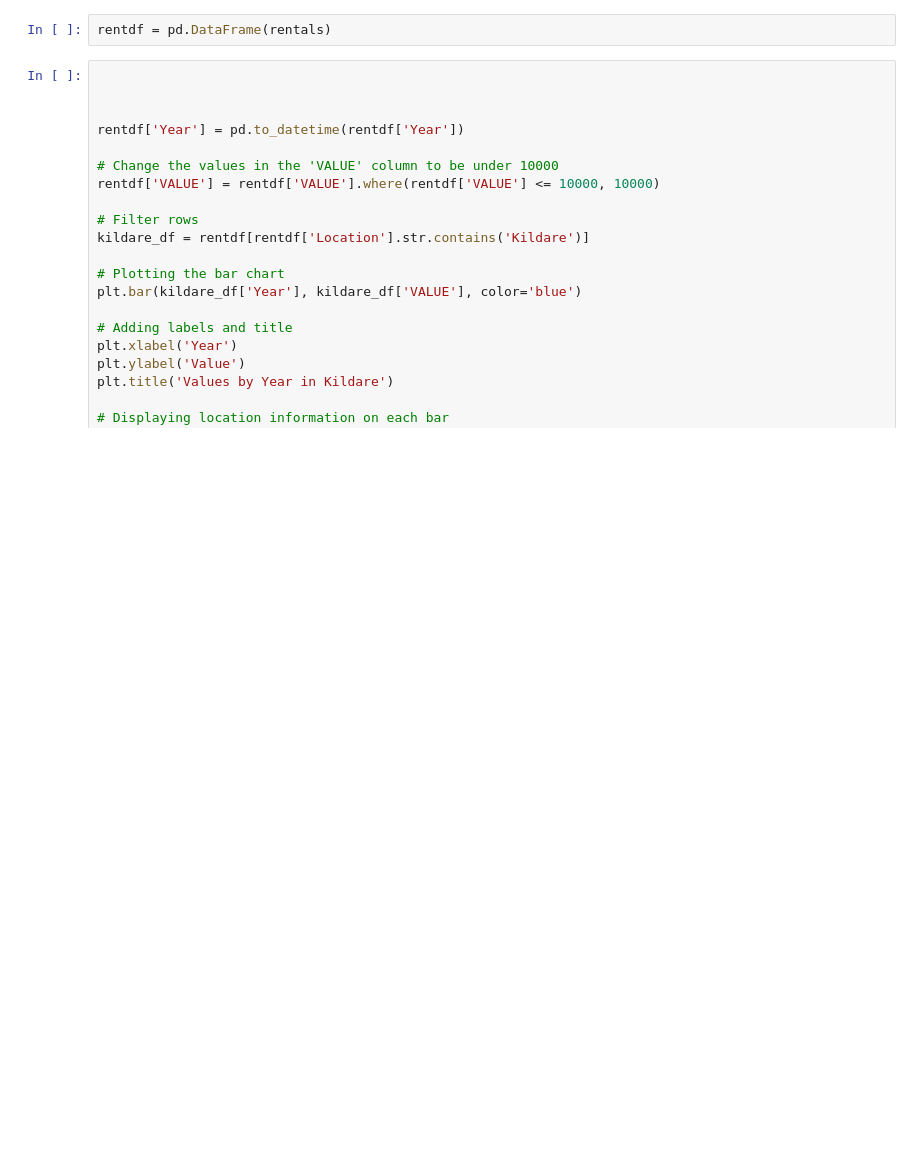
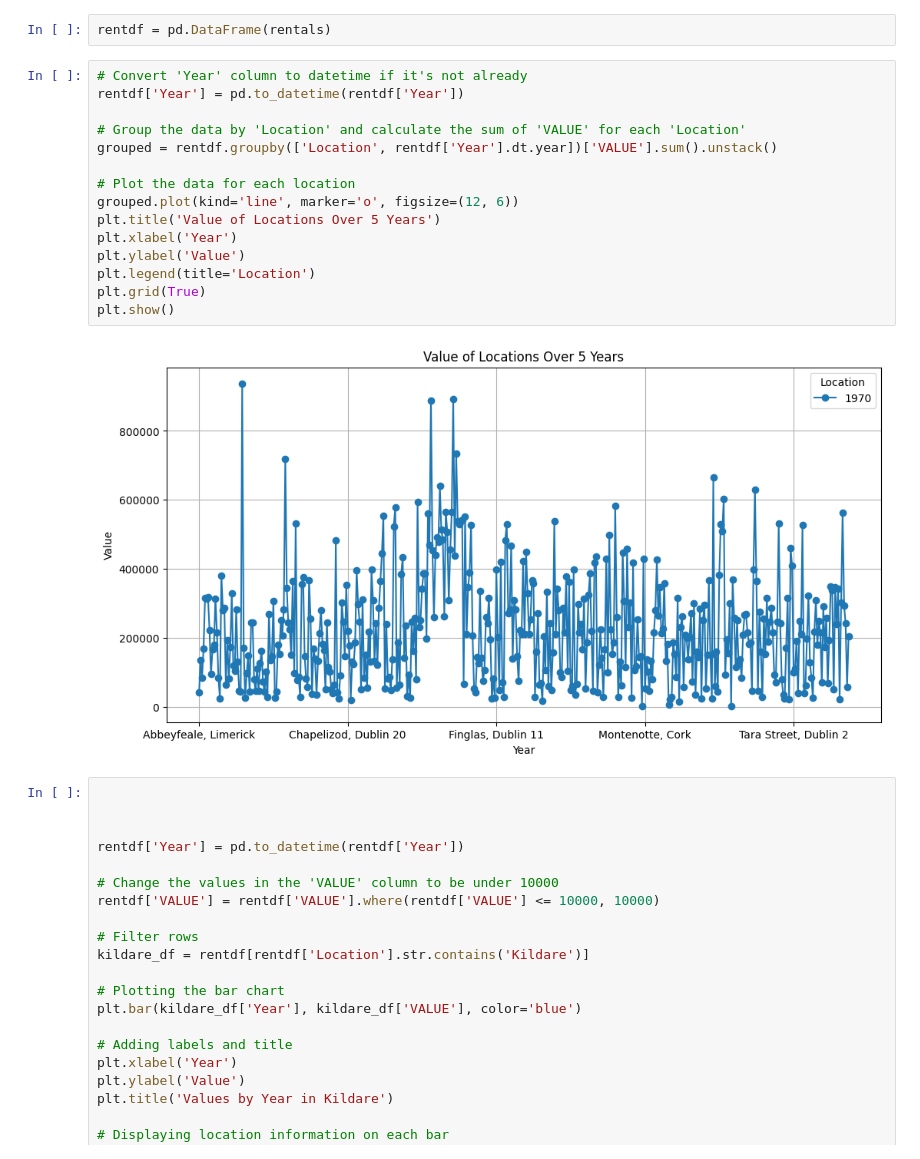
Before and after one commit to SarahMartin1244/DataScience, a Jupyter notebook: The Influence of Airbnb on Irish Long-Term Rentals/Charts/Charts.ipynb, the cells around one changed output. Saved outputs shown, nothing was run; the diff lists cells and outputs as text; blank space fills up the shorter version.

Commit message:
Edited bar chart for rental dataset

```diff
--- a/The Influence of Airbnb on Irish Long-Term Rentals/Charts/Charts.ipynb
+++ b/The Influence of Airbnb on Irish Long-Term Rentals/Charts/Charts.ipynb
@@ -62,6 +62,23 @@ rentals
 99816 rows × 5 columns
 # %%
 rentdf = pd.DataFrame(rentals)
+# %%
+# Convert 'Year' column to datetime if it's not already
+rentdf['Year'] = pd.to_datetime(rentdf['Year'])
+
+# Group the data by 'Location' and calculate the sum of 'VALUE' for each 'Location'
+grouped = rentdf.groupby(['Location', rentdf['Year'].dt.year])['VALUE'].sum().unstack()
+
+# Plot the data for each location
+grouped.plot(kind='line', marker='o', figsize=(12, 6))
+plt.title('Value of Locations Over 5 Years')
+plt.xlabel('Year')
+plt.ylabel('Value')
+plt.legend(title='Location')
+plt.grid(True)
+plt.show()
+# %% [output]
+[figure, added]
 # %%
 
 
```
Also changed, not shown: 5 other files.
